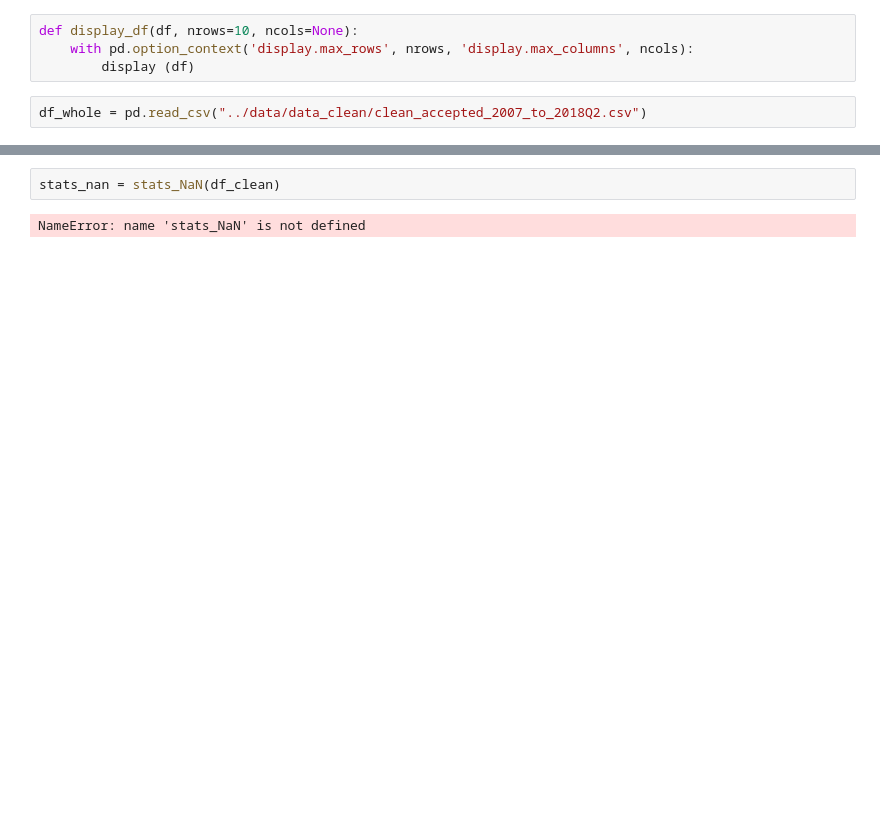
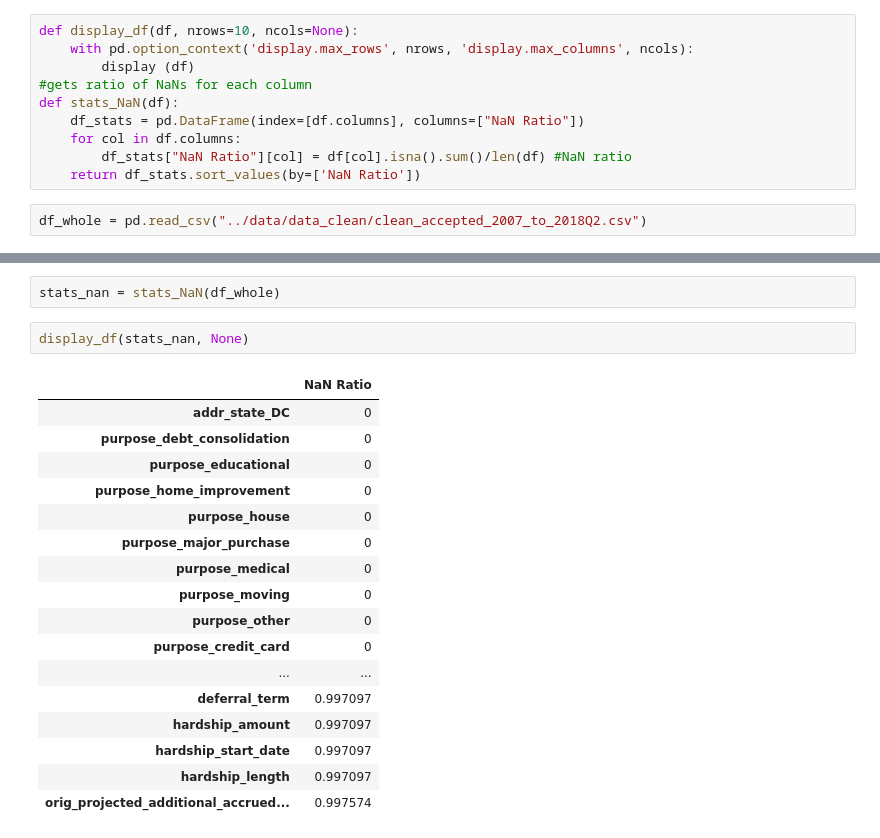
Before and after one commit to tmaounis/cs109a-LendingClub, a Jupyter notebook: models.ipynb, the cells around one changed output, grey strips where cells are left out. Saved outputs shown, nothing was run; the diff lists cells and outputs as text; blank space fills up the shorter version.

```diff
--- a/models.ipynb
+++ b/models.ipynb
@@ -11,6 +11,12 @@ os.system("python data_cleaning.py");
 def display_df(df, nrows=10, ncols=None):
     with pd.option_context('display.max_rows', nrows, 'display.max_columns', ncols):
         display (df)
+#gets ratio of NaNs for each column
+def stats_NaN(df):
+    df_stats = pd.DataFrame(index=[df.columns], columns=["NaN Ratio"])
+    for col in df.columns:
+        df_stats["NaN Ratio"][col] = df[col].isna().sum()/len(df) #NaN ratio
+    return df_stats.sort_values(by=['NaN Ratio'])
 # %%
 df_whole = pd.read_csv("../data/data_clean/clean_accepted_2007_to_2018Q2.csv")
 # %%
@@ -32,4 +38,22 @@ display_df(df_whole)
 # %%
-stats_nan = stats_NaN(df_clean)
+stats_nan = stats_NaN(df_whole)
-# %% [output]
-NameError: name 'stats_NaN' is not defined
+# %%
+display_df(stats_nan, None)
+# %% [output]
+|  | NaN Ratio |
+| addr_state_DC | 0 |
+| purpose_debt_consolidation | 0 |
+| purpose_educational | 0 |
+| purpose_home_improvement | 0 |
+| purpose_house | 0 |
+| purpose_major_purchase | 0 |
+| purpose_medical | 0 |
+| purpose_moving | 0 |
+| purpose_other | 0 |
+| purpose_credit_card | 0 |
+| ... | ... |
+| deferral_term | 0.997097 |
+| hardship_amount | 0.997097 |
+| hardship_start_date | 0.997097 |
+| hardship_length | 0.997097 |
+| orig_projected_additional_accrued... | 0.997574 |
```
Also changed, not shown: parts of 16 cells of this notebook, 2 other files.
